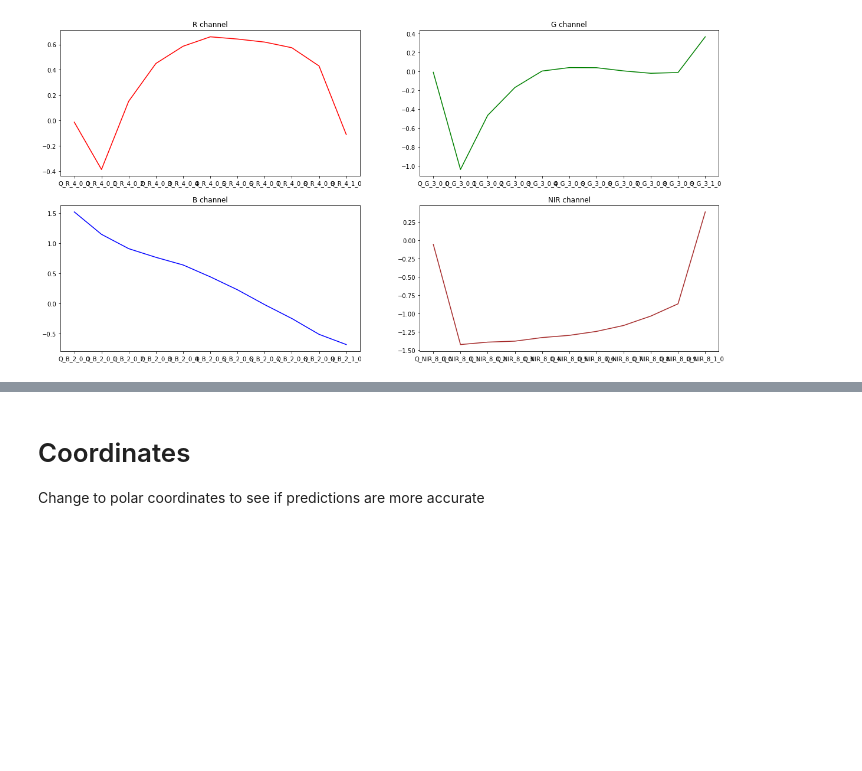
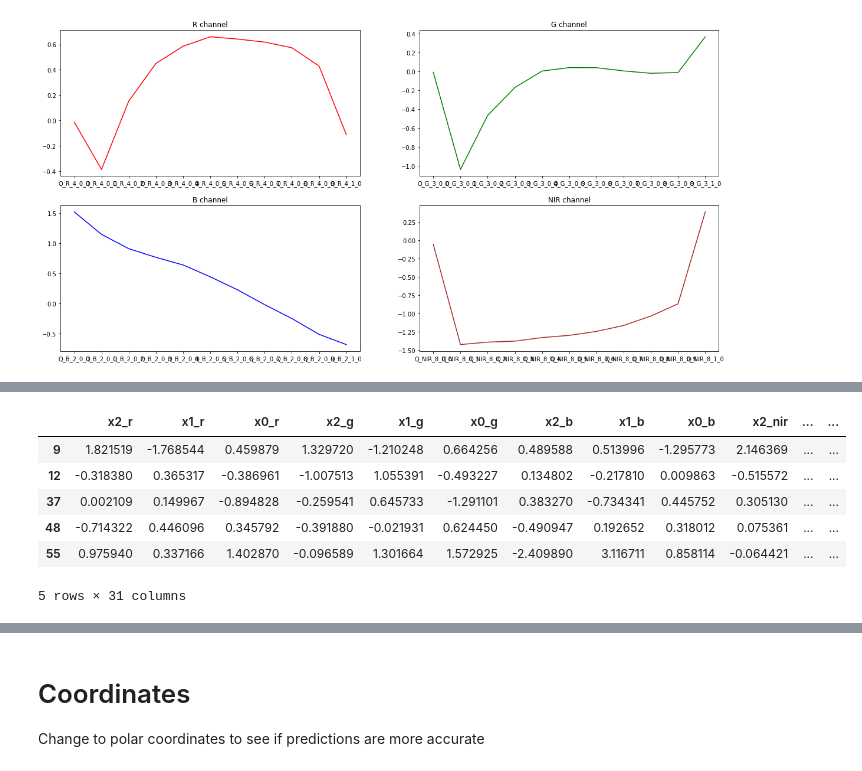
Before and after one commit to jomartla/UniversityHack-Datathon, a Jupyter notebook: minsait.ipynb, the cells around one changed output, grey strips where cells are left out. Saved outputs shown, nothing was run; the diff lists cells and outputs as text; code cells hidden in the pictures; blank space fills up the shorter version.

Commit message:
adds polynomial decomposition

```diff
--- a/minsait.ipynb
+++ b/minsait.ipynb
@@ -247,0 +273,7 @@ plot_all_channels(class_mean)
+# %%
+df_r, df_g, df_b, df_nir  = extract_channels(balanced_data_std, True, False, False, True)
+
+pol_df_r = polynom_compute(df_r).add_suffix("_r")
+pol_df_g = polynom_compute(df_g).add_suffix("_g")
+pol_df_b = polynom_compute(df_b).add_suffix("_b")
+pol_df_nir = polynom_compute(df_nir).add_suffix("_nir")
@@ -247,0 +316,17 @@ plot_all_channels(class_mean)
+# %%
+extras = balanced_data_std[['ID', 'X', 'Y','AREA', 'GEOM_R1', 'GEOM_R2', 'GEOM_R3',
+       'GEOM_R4', 'CONTRUCTIONYEAR', 'MAXBUILDINGFLOOR', 'CADASTRALQUALITYID','CLASE','AGRICULTURE', 'INDUSTRIAL', 'OFFICE', 'OTHER', 'PUBLIC',
+       'RESIDENTIAL', 'RETAIL']]
+pol_df = pd.concat([pol_df_r, pol_df_g, pol_df_b, pol_df_nir], axis = 1)
+pol_df = (pol_df - pol_df.mean())/pol_df.std()
+pol_df = pd.concat([pol_df, extras], axis = 1)
+# %%
+pol_df.head()
+# %% [output]
+|  | x2_r | x1_r | x0_r | x2_g | x1_g | x0_g | x2_b | x1_b | x0_b | x2_nir | ... | ... |
+| 9 | 1.821519 | -1.768544 | 0.459879 | 1.329720 | -1.210248 | 0.664256 | 0.489588 | 0.513996 | -1.295773 | 2.146369 | ... | ... |
+| 12 | -0.318380 | 0.365317 | -0.386961 | -1.007513 | 1.055391 | -0.493227 | 0.134802 | -0.217810 | 0.009863 | -0.515572 | ... | ... |
+| 37 | 0.002109 | 0.149967 | -0.894828 | -0.259541 | 0.645733 | -1.291101 | 0.383270 | -0.734341 | 0.445752 | 0.305130 | ... | ... |
+| 48 | -0.714322 | 0.446096 | 0.345792 | -0.391880 | -0.021931 | 0.624450 | -0.490947 | 0.192652 | 0.318012 | 0.075361 | ... | ... |
+| 55 | 0.975940 | 0.337166 | 1.402870 | -0.096589 | 1.301664 | 1.572925 | -2.409890 | 3.116711 | 0.858114 | -0.064421 | ... | ... |
+5 rows × 31 columns
```
Also changed, not shown: parts of 35 cells of this notebook, 2 other files.
